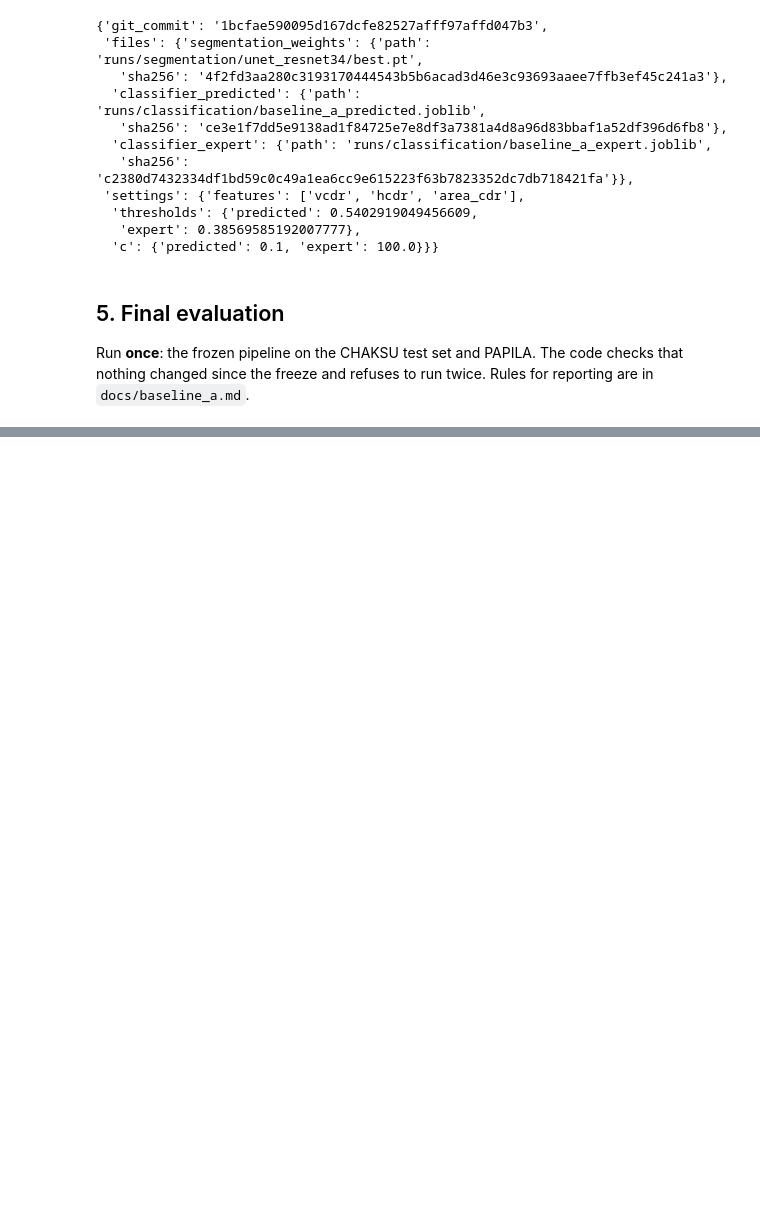
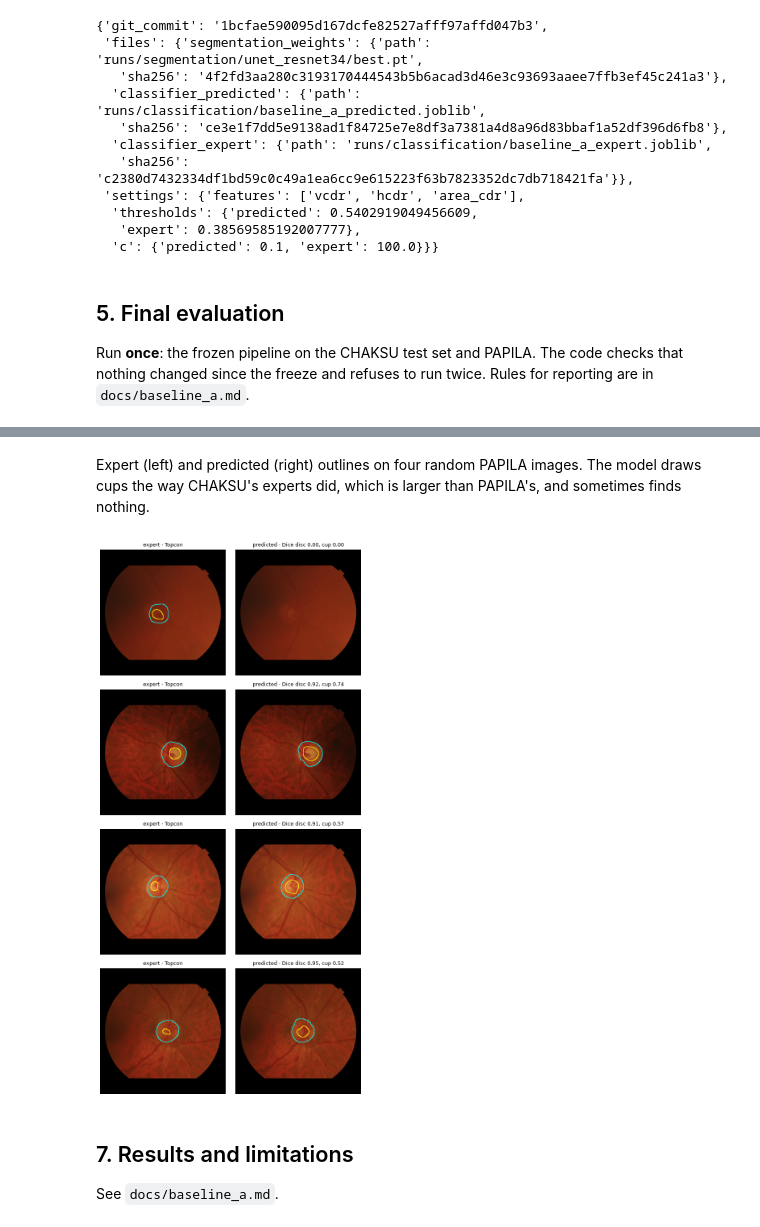
Before and after one commit to aman2712/glaucoma-prediction, a Jupyter notebook: notebooks/03_baseline_a.ipynb, the cells around one changed output, grey strips where cells are left out. Cells and saved outputs as stored; diff of their text form; code cells hidden in the pictures; blank space fills up the shorter version.

```diff
--- a/notebooks/03_baseline_a.ipynb
+++ b/notebooks/03_baseline_a.ipynb
@@ -219,0 +245,14 @@ Summary table, ROC curves, example failures, caveats from `docs/baseline_a.md`.
+# %% [markdown]
+Expert (left) and predicted (right) outlines on four random PAPILA images. The model draws cups the way CHAKSU's experts did, which is larger than PAPILA's, and sometimes finds nothing.
+# %%
+seg_model = load_model(SEG_RUN, device=pick_device())
+papila = datasets['external_test']
+papila_pred = predict_dataset(seg_model, papila)
+papila_truth = torch.stack([papila[i]['mask'] for i in range(len(papila))])
+sample = np.random.default_rng(0).choice(len(papila), 4, replace=False).tolist()
+show_comparison(papila, papila_pred, sample, dice(papila_pred, papila_truth).numpy());
+# %% [output]
+[figure, added]
+# %% [markdown]
+## 7. Results and limitations
+See `docs/baseline_a.md`.
```
Also changed, not shown: parts of 5 cells of this notebook, 1 other file.
